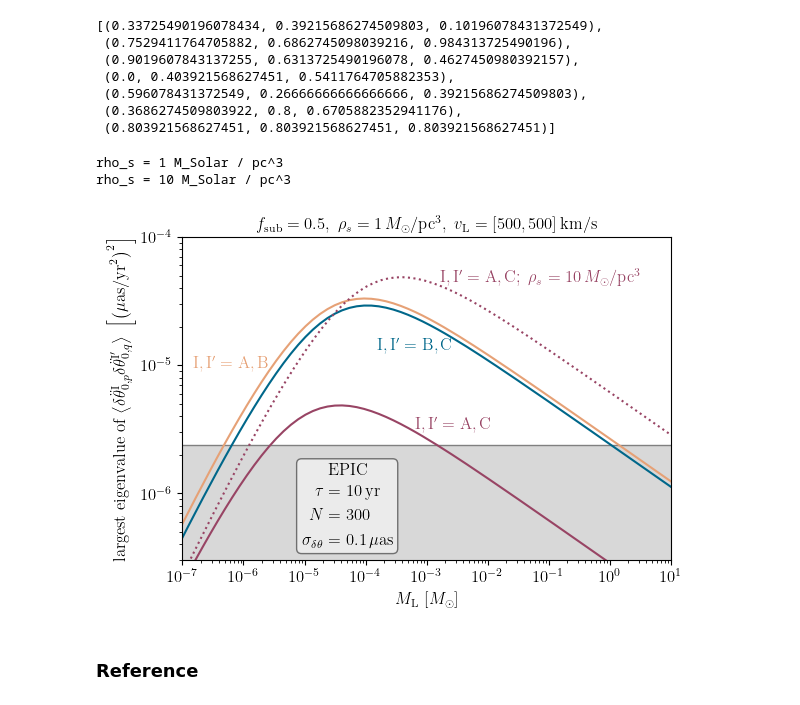
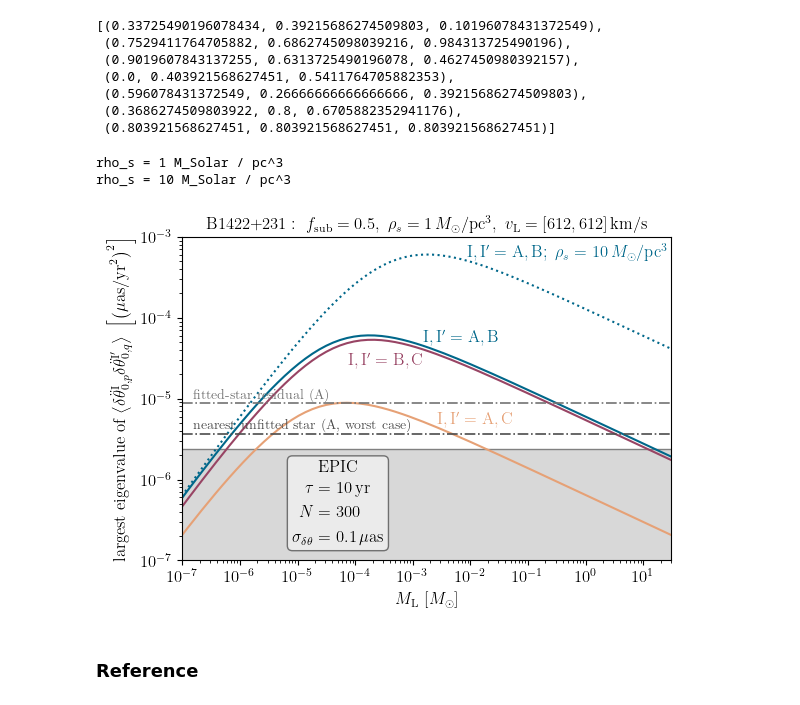
Before and after one commit to kenvantilburg/quaDM_lens, a Jupyter notebook: code/sensitivity.ipynb, the cells around one changed output. Cells and saved outputs as stored; diff of their text form; code cells hidden in the pictures.

```diff
--- a/code/sensitivity.ipynb
+++ b/code/sensitivity.ipynb
@@ -98,7 +136,8 @@ zeta = [-148.93020601   49.75872011 -106.01920173   76.88233461] degree
 # %% [markdown]
 ### Calculation
 # %%
-vec_omega = year**-1 * np.logspace(-3,3,int(1e3))
+vec_omega = np.logspace(-1.3, 1.3, 400) * year**-1  # angular-frequency grid for the PSD figures
+
 vec_M_l = np.asarray([1e-3,1e-4,1e-5,1e-6]) * M_Solar
 arr_C_ij_l = np.zeros((len(kappa_l),len(vec_M_l),2,2,len(vec_omega)))
 
@@ -154,11 +183,12 @@ ax.plot(vec_omega/year**-1, 0*np.abs(arr_C_pq_l[0,0,0,1])/(muas**2*year), color=
 idx_l = 0
 for i in [idx_l]:
 
-        ax.plot(vec_omega/year**-1, arr_C_pq_star[i,0,0]/(muas**2*year), color=colors[4], lw=2,
+        # naive stellar PSD: plotted de-emphasized, since the stars are measured and
+        # subtracted star by star via intensity-interferometric shape fits (companion paper)
+        ax.plot(vec_omega/year**-1, arr_C_pq_star[i,0,0]/(muas**2*year), color=colors[4], lw=1.2, alpha=0.85,
                 label='stars')
-                #label=r'$\kappa_* = %.2g\\ M_* = %.1g \, M_\odot$' % (kappa_star,(M_star/M_Solar)))
-        ax.plot(vec_omega/year**-1, arr_C_pq_star[i,1,1]/(muas**2*year), color=colors[4], lw=1)
-        ax.plot(vec_omega/year**-1, arr_C_pq_star[i,0,1]/(muas**2*year), color=colors[4], lw=1,ls='dashed')
+        ax.plot(vec_omega/year**-1, arr_C_pq_star[i,1,1]/(muas**2*year), color=colors[4], lw=0.6, alpha=0.85)
+        ax.plot(vec_omega/year**-1, arr_C_pq_star[i,0,1]/(muas**2*year), color=colors[4], lw=0.6, alpha=0.85, ls='dashed')
 
         for j, M_l in enumerate(vec_M_l):
                 ax.plot(vec_omega/year**-1, arr_C_pq_l[i,j,0,0]/(muas**2*year), color=colors[j], lw=2,
@@ -178,12 +208,12 @@ ax.set_xlabel(r'$\omega~ [\mathrm{yr}^{-1}$]')
 ax.set_ylabel(r'$\widetilde{C}_{pq}(\omega) ~[\mathrm{\mu as^2 \, yr}]$')
 ax.grid(ls='dotted')
 ax.set_xlim(1e-1,1e1);
-ax.set_ylim(1e-5,1e0)
+ax.set_ylim(1e-5,3e0)
 ax.legend(loc='center right', bbox_to_anchor=(1, 0.65),ncol=2,labelspacing=0.5, columnspacing=0.5);
-ax.text(0.85e1,5.6e-5,
+ax.text(1.1e-1,1.5e-5,
         r'\begin{align*} \text{EPIC} \end{align*} \vspace{-3em} \begin{align*}\tau &= %.5g \,\mathrm{yr} \\ N &= %.5g \\ \sigma_{\delta \theta} &= %.5g \, \mathrm{ \mu as} \end{align*}'
         % ((t_int/year),(N_obs),(sigma_delta_theta/muas)),
-        ha='right',va='center',bbox=dict(boxstyle='round', facecolor='white', alpha=0.5));
+        ha='left',va='bottom',bbox=dict(boxstyle='round', facecolor='white', alpha=0.5));
 ax.set_title(r'$\text{I}=\mathrm{%s}: ~f_\mathrm{sub} = %.1g, ~\rho_s = %.2g \,M_\odot/\mathrm{pc^3}, ~\kappa = %.2g, ~v_\mathrm{L} = [%.3g,%.3g] \,\mathrm{km/s}$'
               % (labels[idx_l], fraction_sub, (rho_s/(M_Solar/pc**3)), kappa_fit[idx_l], (v_lens[0]/(km/second)), (v_lens[1]/(km/second))),
               fontsize=12);
@@ -527,49 +480,62 @@ idx_rho_2 = 75; print('rho_s = %.2g M_Solar / pc^3' % (list_rho_s[idx_rho_2]/(M_
 
 
 fig,ax = plt.subplots(1,1,figsize=(6.3,4.2))
 #colors = sns.color_palette("husl", 4)
 
 ax.fill_between(arr_M_l[idx_rho_1]/M_Solar,sigma_acc_EPIC**2 / muasyy**2,color=(0.5,0.5,0.5,1), facecolor=(0.5,0.5,0.5,0.3))
 
+# stellar-microlensing benchmark levels (Sec. III C): worst-case bound from the
+# nearest unfitted star, and the fitted-star subtraction residual. Both are smooth,
+# single-perturber trends that can be certified against (chi^2 of the compact-source
+# visibility model) and jointly fit, so they are not irreducible noise floors.
 
-ax.plot(arr_M_l[idx_rho_1]/M_Solar, arr_Delta_acc_mag_l_out[idx_rho_1,:,0] / muasyy**2, color=colors[2], label=r'$\mathrm{I,I^\prime = A,B}$') # AB
-ax.plot(arr_M_l[idx_rho_1]/M_Solar, arr_Delta_acc_mag_l_out[idx_rho_1,:,3] / muasyy**2, color=colors[3], label=r'$\mathrm{I,I^\prime = B,C}$') # BC
-ax.plot(arr_M_l[idx_rho_1]/M_Solar, arr_Delta_acc_mag_l_out[idx_rho_1,:,1] / muasyy**2, color=colors[4], label=r'$\mathrm{I,I^\prime = A,C}$') # AC
-ax.plot(arr_M_l[idx_rho_2]/M_Solar, arr_Delta_acc_mag_l_out[idx_rho_2,:,1] / muasyy**2, ls='dotted', color=colors[4], label=r'$\mathrm{I,I^\prime = A,C}$\\$\rho_s = 10\,M_\odot / \mathrm{pc}^3$') # AC
+ax.plot(arr_M_l[idx_rho_1]/M_Solar, arr_Delta_acc_mag_l_out[idx_rho_1,:,0] / muasyy**2, color=colors[3], label=r'$\mathrm{I,I^\prime = A,B}$') # AB
+ax.plot(arr_M_l[idx_rho_1]/M_Solar, arr_Delta_acc_mag_l_out[idx_rho_1,:,3] / muasyy**2, color=colors[4], label=r'$\mathrm{I,I^\prime = B,C}$') # BC
+ax.plot(arr_M_l[idx_rho_1]/M_Solar, arr_Delta_acc_mag_l_out[idx_rho_1,:,1] / muasyy**2, color=colors[2], label=r'$\mathrm{I,I^\prime = A,C}$') # AC
+ax.plot(arr_M_l[idx_rho_2]/M_Solar, arr_Delta_acc_mag_l_out[idx_rho_2,:,0] / muasyy**2, ls='dotted', color=colors[3], label=r'$\mathrm{I,I^\prime = A,B}$\\$\rho_s = 10\,M_\odot / \mathrm{pc}^3$') # AB
 #ax.plot(arr_M_l[idx_rho_1]/M_Solar, arr_Delta_acc_mag_l_out[idx_rho_1,:,2] / muasyy**2) # AD
 #ax.plot(arr_M_l[idx_rho_1]/M_Solar, arr_Delta_acc_mag_l_out[idx_rho_1,:,4] / muasyy**2) # BD
 #ax.plot(arr_M_l[idx_rho_1]/M_Solar, arr_Delta_acc_mag_l_out[idx_rho_1,:,5] / muasyy**2) # CD
 #ax.legend(loc='upper right', bbox_to_anchor=(1, 1),ncol=2,labelspacing=0.5, columnspacing=0.5)
 ax.set_xscale('log')
 ax.set_yscale('log')
-ax.set_xlim(1e-7,1e1)
-ax.set_ylim(3e-7,1e-4)
+ax.set_xlim(1e-7,3e1)
+ax.set_ylim(1e-7,1e-3)
 ax.set_xlabel(r'$M_\mathrm{L}~[M_\odot]$');
 ax.set_ylabel(r'largest eigenvalue of $\big \langle \delta \ddot \theta^\mathrm{I}_{0,p} \delta \ddot \theta^\mathrm{I^\prime}_{0,q} \big \rangle~\left[\left(\mathrm{\mu as / yr}^2\right)^2\right]$')
 
-idx_lab_0 = 55
-ax.text(arr_M_l[idx_rho_1,idx_lab_0]/M_Solar,arr_Delta_acc_mag_l_out[idx_rho_1,idx_lab_0,0]/muasyy**2,r'$\mathrm{I,I^\prime = A,B}$',color=colors[2],ha='right',va='bottom')
-idx_lab_1 = 80
-ax.text(arr_M_l[idx_rho_1,idx_lab_1]/M_Solar,arr_Delta_acc_mag_l_out[idx_rho_1,idx_lab_1,3]/muasyy**2,r'$\mathrm{I,I^\prime = B,C}$',color=colors[3],ha='right',va='top')
-idx_lab_2 = 75
-ax.text(arr_M_l[idx_rho_1,idx_lab_2]/M_Solar,arr_Delta_acc_mag_l_out[idx_rho_1,idx_lab_2,1]/muasyy**2,r'$\mathrm{I,I^\prime = A,C}$',color=colors[4],ha='left',va='bottom')
-idx_lab_3 = 70
-ax.text(arr_M_l[idx_rho_2,idx_lab_3]/M_Solar,arr_Delta_acc_mag_l_out[idx_rho_2,idx_lab_3,1]/muasyy**2,r'$\mathrm{I,I^\prime = A,C};~\rho_s = 10\,M_\odot / \mathrm{pc}^3$',color=colors[4],ha='left',va='bottom')
+idx_lab_0 = 78
+ax.text(arr_M_l[idx_rho_1,idx_lab_0]/M_Solar,arr_Delta_acc_mag_l_out[idx_rho_1,idx_lab_0,0]/muasyy**2,r'$\mathrm{I,I^\prime = A,B}$',color=colors[3],ha='left',va='bottom')
+idx_lab_1 = 78
+ax.text(arr_M_l[idx_rho_1,idx_lab_1]/M_Solar,0.9*arr_Delta_acc_mag_l_out[idx_rho_1,idx_lab_1,3]/muasyy**2,r'$\mathrm{I,I^\prime = B,C}$',color=colors[4],ha='right',va='top')
+idx_lab_2 = 80
+ax.text(arr_M_l[idx_rho_1,idx_lab_2]/M_Solar,arr_Delta_acc_mag_l_out[idx_rho_1,idx_lab_2,1]/muasyy**2,r'$\mathrm{I,I^\prime = A,C}$',color=colors[2],ha='left',va='bottom')
+idx_lab_3 = 76
+ax.text(arr_M_l[idx_rho_2,idx_lab_3]/M_Solar,arr_Delta_acc_mag_l_out[idx_rho_2,idx_lab_3,0]/muasyy**2,r'$\mathrm{I,I^\prime = A,B};~\rho_s = 10\,M_\odot / \mathrm{pc}^3$',color=colors[3],ha='left',va='bottom')
+
+# stellar-microlensing residual levels at image A (Sec. III C), rescaled to this
+# survey (theta_fit ~ 17 muas): worst-case unfitted star and fitted-star residual.
+ax.axhline(sigma2_acc_fitted_A / muasyy**2, color=(0.45,0.45,0.45), lw=1.2, ls='dashdot')
+ax.text(1.5e-7, 1.03*sigma2_acc_fitted_A/muasyy**2, r'fitted-star residual (A)',
+        fontsize=10, color=(0.45,0.45,0.45), ha='left', va='bottom')
+ax.axhline(sigma2_acc_unfitted_A / muasyy**2, color=(0.3,0.3,0.3), lw=1.2, ls='dashdot')
+ax.text(1.5e-7, 1.03*sigma2_acc_unfitted_A/muasyy**2, r'nearest unfitted star (A, worst case)',
+        fontsize=10, color=(0.3,0.3,0.3), ha='left', va='bottom')
 
 
 ax.text(5e-5,1.7e-6,
         r'\begin{align*} \text{EPIC} \end{align*} \vspace{-3em} \begin{align*}\tau &= %.5g \,\mathrm{yr} \\ N &= %.5g \\ \sigma_{\delta \theta} &= %.5g \, \mathrm{ \mu as} \end{align*}'
         % ((t_int/year),(N_obs),(sigma_delta_theta/muas)),
         ha='center',va='top',bbox=dict(boxstyle='round', facecolor='white', alpha=0.5));
 
-ax.set_title(r'$f_\mathrm{sub} = %.1g, ~\rho_s = %.2g \,M_\odot/\mathrm{pc^3}, ~v_\mathrm{L} = [%.3g,%.3g] \,\mathrm{km/s}$'
+ax.set_title(r'$\mathrm{B1422{+}231}: ~f_\mathrm{sub} = %.1g, ~\rho_s = %.2g \,M_\odot/\mathrm{pc^3}, ~v_\mathrm{L} = [%.3g,%.3g] \,\mathrm{km/s}$'
               % (fraction_sub, (list_rho_s[idx_rho_1]/(M_Solar/pc**3)), (v_lens[0]/(km/second)), (v_lens[1]/(km/second))),
               fontsize=12);
 fig.savefig('../figs/acc.pdf', bbox_inches='tight')
 # %% [output]
 rho_s = 1 M_Solar / pc^3
 rho_s = 10 M_Solar / pc^3
-[figure, old version]
+[figure, new version]
 # %% [markdown]
 ### Reference
 # %% [markdown]
```
Also changed, not shown: parts of 30 cells of this notebook, 30 other files.
